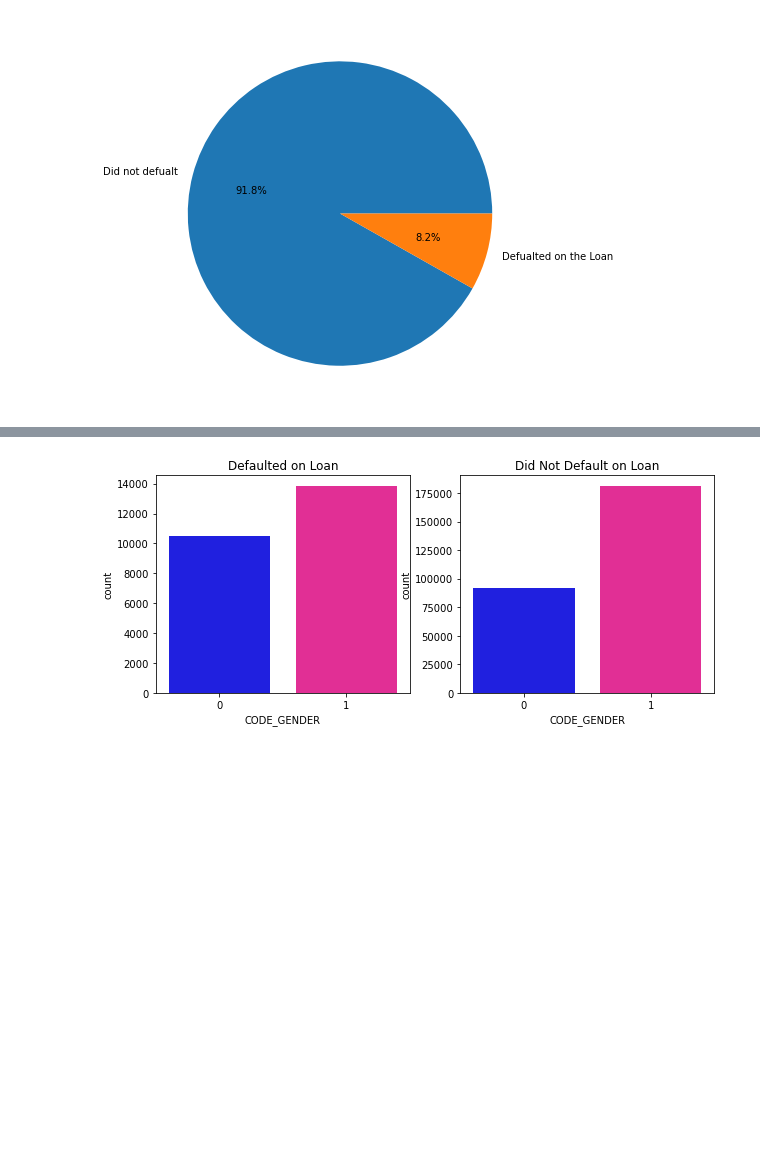
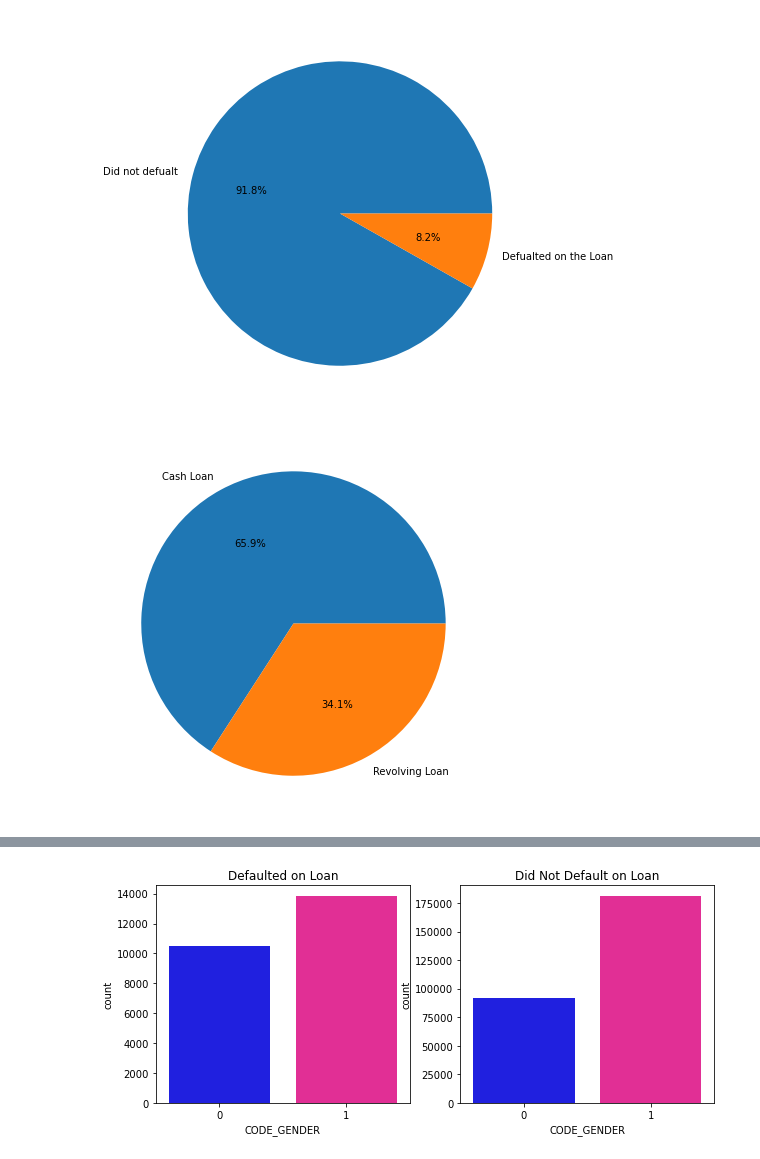
Before and after one commit to SharelCooper/LoanDefaultAnalysisAndMLPredicton, a Jupyter notebook: Loan Defualt Project .ipynb, the cells around one changed output, grey strips where cells are left out. Drawn from its saved outputs; the diff is of its cells as text; code cells hidden in the pictures; blank space fills up the shorter version.

```diff
--- a/Loan Defualt Project .ipynb
+++ b/Loan Defualt Project .ipynb
@@ -752,3 +752,10 @@ plt.show();
 Number of clients who defualted on the loan: 24378
 Number of clients who did not defualt on the loan: 273290
 [figure]
+# %%
+# Plot the composition of revolving loans (credit lines) to cash loans
+plt.pie(
+    df.NAME_CONTRACT_TYPE.value_counts(), autopct='%1.1f%%', labels = ["Cash Loan","Revolving Loan"])
+plt.show();
+# %% [output]
+[figure, added]
```
Also changed, not shown: parts of 15 cells of this notebook.
